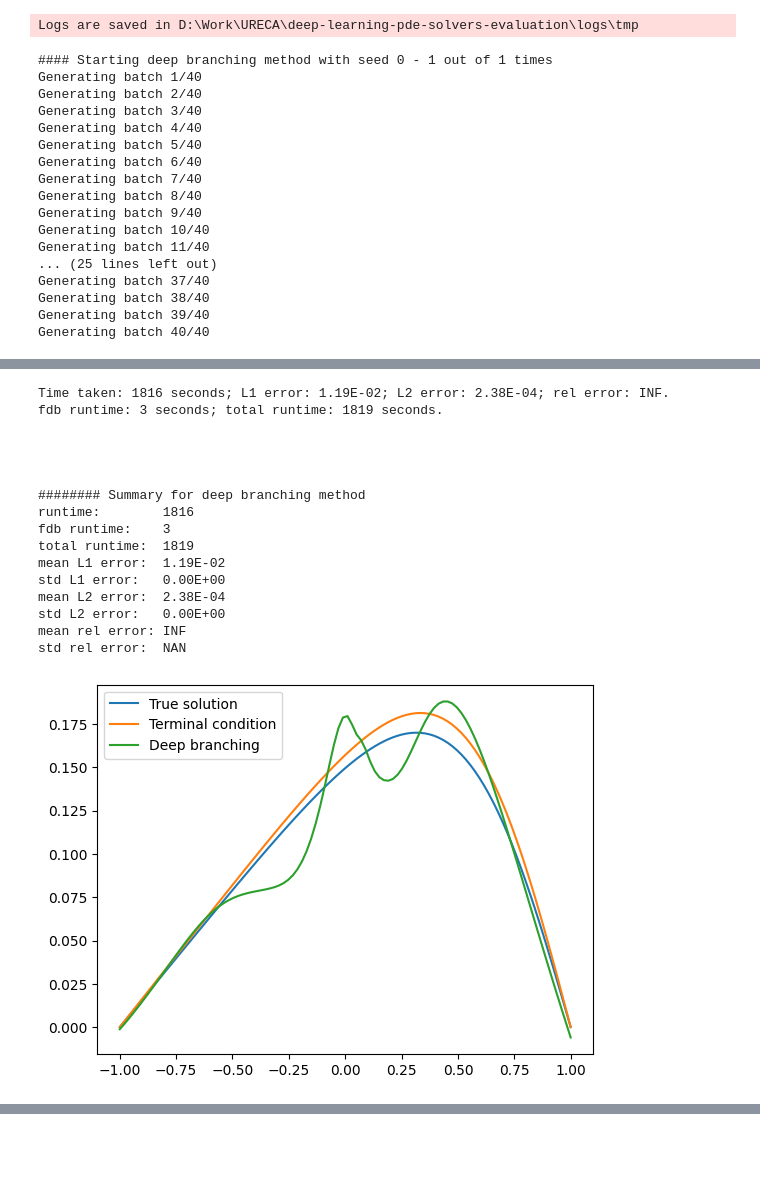
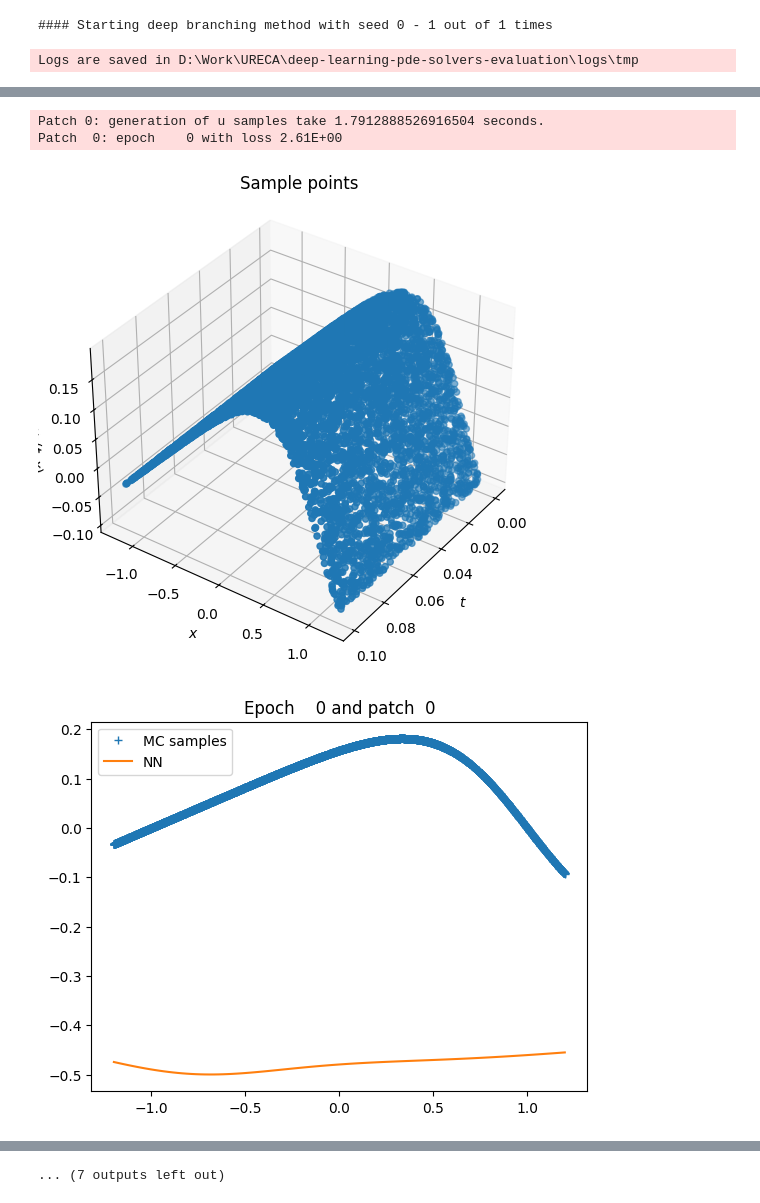
Before and after one commit to davidtey/deep-learning-pde-solvers-evaluation, a Jupyter notebook: notebooks/Continuous Space Branching.ipynb, the cells around one changed output, grey strips where cells are left out. Cells and saved outputs as stored; diff of their text form; code cells hidden in the pictures; blank space fills up the shorter version.

```diff
--- a/notebooks/Continuous Space Branching.ipynb
+++ b/notebooks/Continuous Space Branching.ipynb
@@ -69,7 +70,7 @@ t_lo, x_lo, x_hi = 0., -1, 1
 x_mid = (x_lo + x_hi) / 2
 grid = np.linspace(x_lo, x_hi, 100)
 # %%
-dim = 3
+dim = 1
 T=0.1/dim
 grid_d_dim = np.concatenate((x_mid * np.ones((0, 100)), np.expand_dims(grid, axis=0), x_mid * np.ones((dim - 1, 100))), axis=0)
 grid_d_dim_with_t = np.concatenate((t_lo * np.ones((1, 100)), grid_d_dim), axis=0)
@@ -78,14 +79,14 @@ terminal = exact_example(T, grid_d_dim, T)
 deriv_map = np.concatenate((np.array([[0] * dim]), 1 * np.identity(dim), 2 * np.identity(dim)), axis=0).astype(int)
 
 # Performance comparison
-compare_performance(grid, grid_d_dim, grid_d_dim_with_t, t_lo, true, terminal=terminal, seeds=[0],
+models = compare_performance(grid, grid_d_dim, grid_d_dim_with_t, t_lo, true, terminal=terminal, seeds=[0],
                     # disable_branch=True,
                     continuous_branch=True,
                     disable_bsde=True,
                     disable_galerkin=True,
-                    verbose=True, debug_mode=False,
+                    verbose=True, debug_mode=True,
                     y_lo=x_lo, y_hi=x_hi, nu=nu,
-                    T=T, device=device, epochs=5000, fname="test_case_3",
+                    T=T, device=device, epochs=2500, fname="test_case_3",
                     branch_nb_states=10000, branch_nb_path_per_state=10000,
                     branch_patches=1, branch_exponential_lambda=-math.log(.95)/T,
                     branch_nb_states_per_batch=250,
@@ -94,23 +95,7 @@ compare_performance(grid, grid_d_dim, grid_d_dim_with_t, t_lo, true, terminal=te
                     deriv_map=deriv_map, dgm_deriv_map=deriv_map, phi_fun=phi_example,
                     boundary_fun=boundary_fun, dgm_overtrain_rate=0, outlier_percentile=5,
                     lr_gamma=0.1, branch_lr=1e-2, branch_activation="tanh", neurons=20, layers=8,
-                    save_for_best_model=False, save_as_tmp=True)
+                    save_for_best_model=False, save_as_tmp=True, return_models=True)
 # %% [output]
-Logs are saved in D:\Work\URECA\deep-learning-pde-solvers-evaluation\logs\tmp
+#### Starting deep branching method with seed 0 - 1 out of 1 times
-#### Starting deep branching method with seed 0 - 1 out of 1 times
-Generating batch 1/40
-Generating batch 2/40
-Generating batch 3/40
-Generating batch 4/40
-Generating batch 5/40
-Generating batch 6/40
-Generating batch 7/40
-Generating batch 8/40
-Generating batch 9/40
-Generating batch 10/40
-Generating batch 11/40
-... (25 lines left out)
-Generating batch 37/40
-Generating batch 38/40
-Generating batch 39/40
-Generating batch 40/40
+Logs are saved in D:\Work\URECA\deep-learning-pde-solvers-evaluation\logs\tmp
@@ -130,17 +119,4 @@ Patch 0: training of u with 5000 epochs take 19.5149827003479 seconds.
-Time taken: 1816 seconds; L1 error: 1.19E-02; L2 error: 2.38E-04; rel error: INF.
-fdb runtime: 3 seconds; total runtime: 1819 seconds.
-
-
-
-
-######## Summary for deep branching method
-runtime:        1816
-fdb runtime:    3
-total runtime:  1819
-mean L1 error:  1.19E-02
-std L1 error:   0.00E+00
-mean L2 error:  2.38E-04
-std L2 error:   0.00E+00
-mean rel error: INF
-std rel error:  NAN
+Patch 0: generation of u samples take 1.7912888526916504 seconds.
+Patch  0: epoch    0 with loss 2.61E+00
-[figure, old version]
+[figure, new version]
+[figure, added]
@@ -146,0 +129 @@ std rel error:  NAN
+... (7 outputs left out)
```
Also changed, not shown: parts of 8 cells of this notebook.
